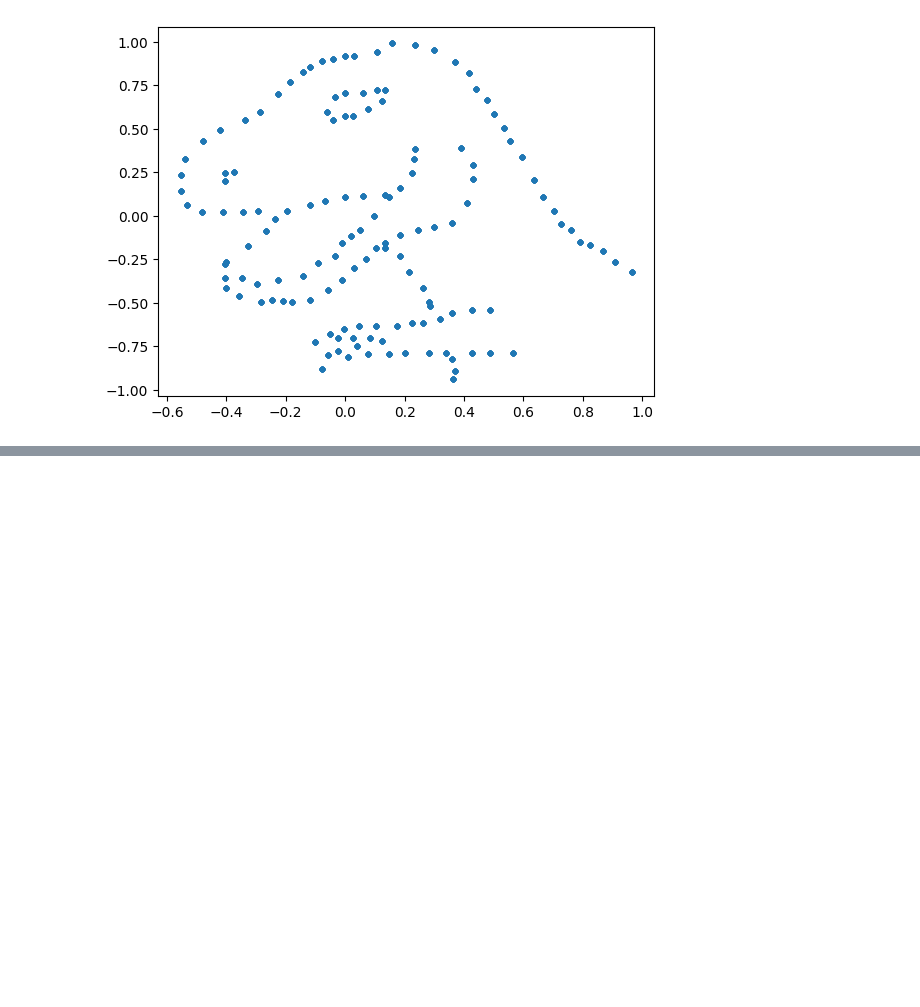
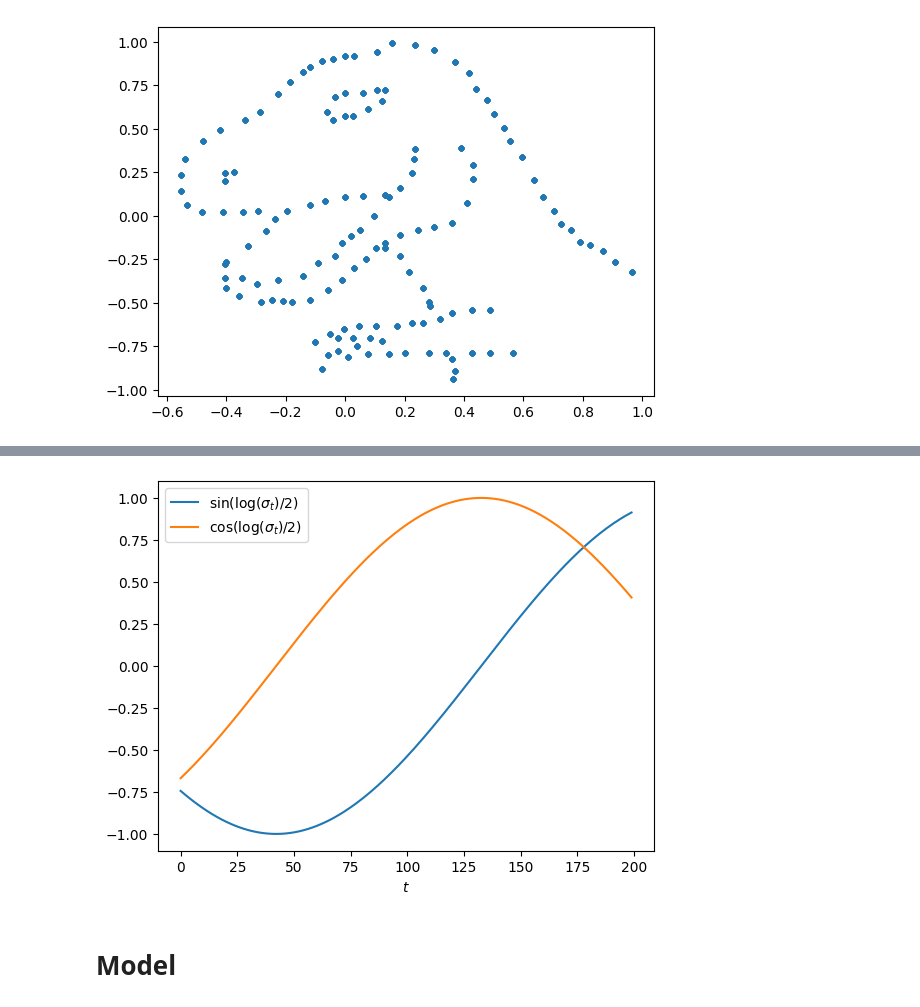
Before and after one commit to frankcholula/FRL-playground, a Jupyter notebook: code/diffusion.ipynb, the cells around one changed output, grey strips where cells are left out. Drawn from its saved outputs; the diff is of its cells as text; code cells hidden in the pictures; blank space fills up the shorter version.

```diff
--- a/code/diffusion.ipynb
+++ b/code/diffusion.ipynb
@@ -27,0 +40,12 @@ plot_batch(next(iter(loader)))
+# %%
+from smalldiffusion.model import get_sigma_embeds
+sx, sy = get_sigma_embeds(len(schedule), schedule.sigmas).T
+plt.plot(sx, label='$\sin(\log(\sigma_t)/2)$')
+plt.plot(sy, label='$\cos(\log(\sigma_t)/2)$')
+plt.xlabel('$t$')
+plt.legend()
+plt.show()
+# %% [output]
+[figure, added]
+# %% [markdown]
+# Model
```
Also changed, not shown: parts of 9 cells of this notebook.
